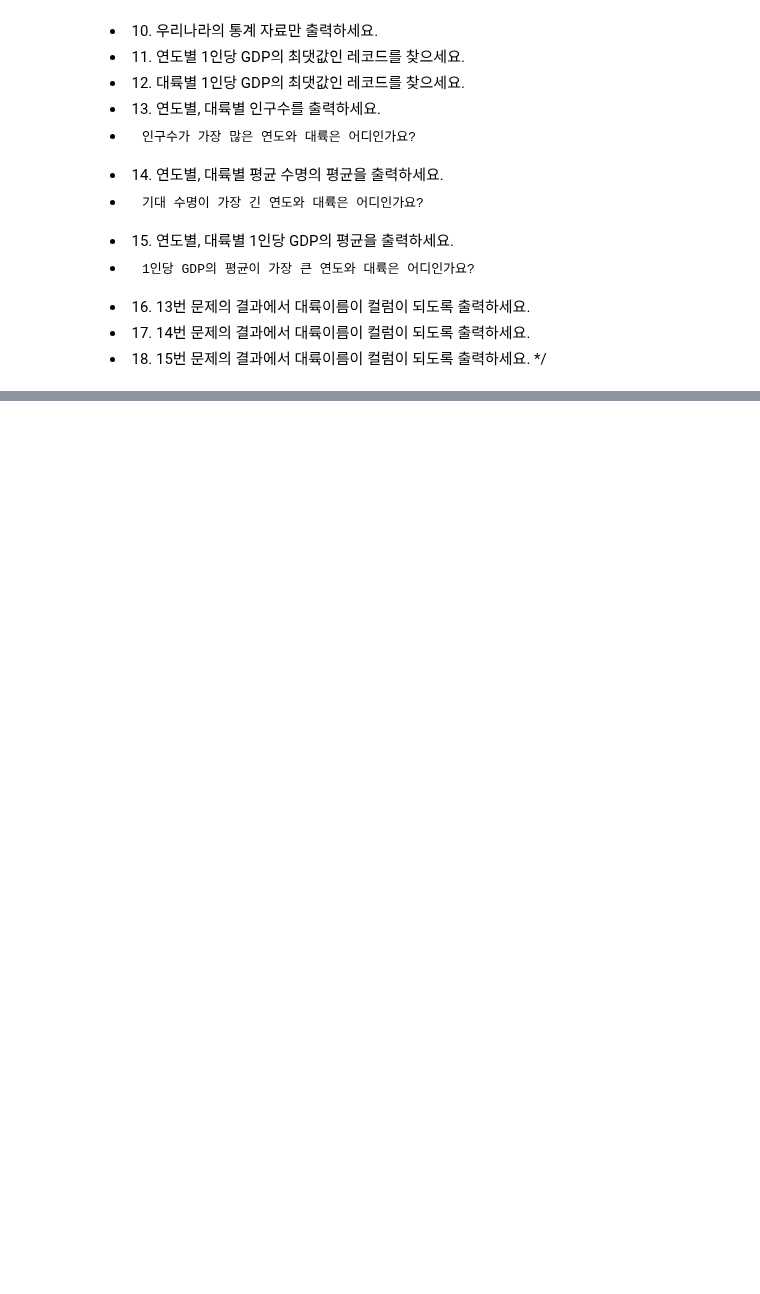
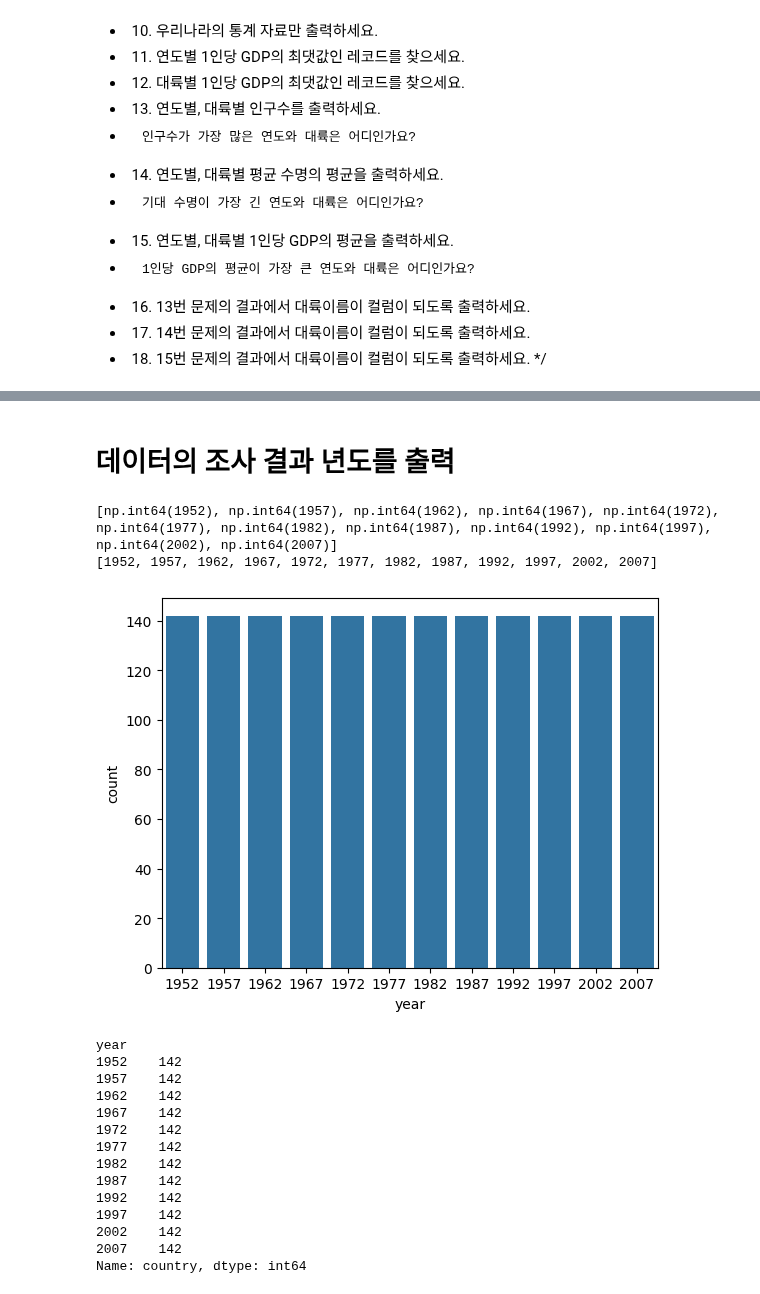
Before and after one commit to Sjleerodls/Data_Analysis, a Jupyter notebook: lab_da/da08_gapminder.ipynb, the cells around one changed output, grey strips where cells are left out. Drawn from its saved outputs; the diff is of its cells as text; code cells hidden in the pictures; blank space fills up the shorter version.

```diff
--- a/lab_da/da08_gapminder.ipynb
+++ b/lab_da/da08_gapminder.ipynb
@@ -65,0 +66,36 @@ gp_df.head()
+# %% [markdown]
+# 데이터의 조사 결과 년도를 출력
+# %%
+# 테이블에는 저장된 데이터는 몇년도부터 몇년도까지 조사한 내용일까요?
+res = sorted(gp_df.year.unique())
+print(res) # 1952 ~ 2007년까지 5년 주기
+
+res2 = []
+for i in range(1952, 2012, 5):
+    res2.append(i)
+
+print(res2)
+# %% [output]
+[np.int64(1952), np.int64(1957), np.int64(1962), np.int64(1967), np.int64(1972), np.int64(1977), np.int64(1982), np.int64(1987), np.int64(1992), np.int64(1997), np.int64(2002), np.int64(2007)]
+[1952, 1957, 1962, 1967, 1972, 1977, 1982, 1987, 1992, 1997, 2002, 2007]
+# %%
+# 년도별 국가의 갯수
+sns.countplot(data=gp_df, x='year')
+plt.show()
+print(gp_df.groupby(by=['year']).country.count())
+# %% [output]
+[figure, added]
+year
+1952    142
+1957    142
+1962    142
+1967    142
+1972    142
+1977    142
+1982    142
+1987    142
+1992    142
+1997    142
+2002    142
+2007    142
+Name: country, dtype: int64
```
Also changed, not shown: parts of 25 cells of this notebook.
